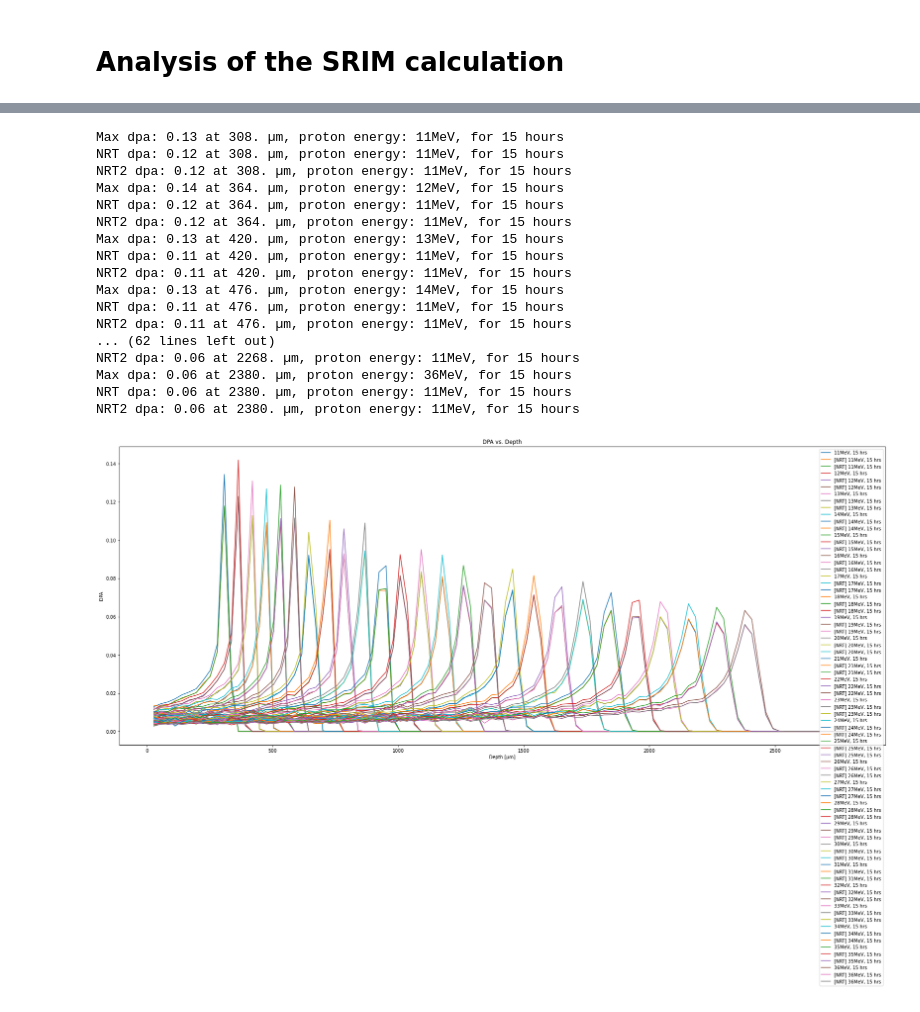
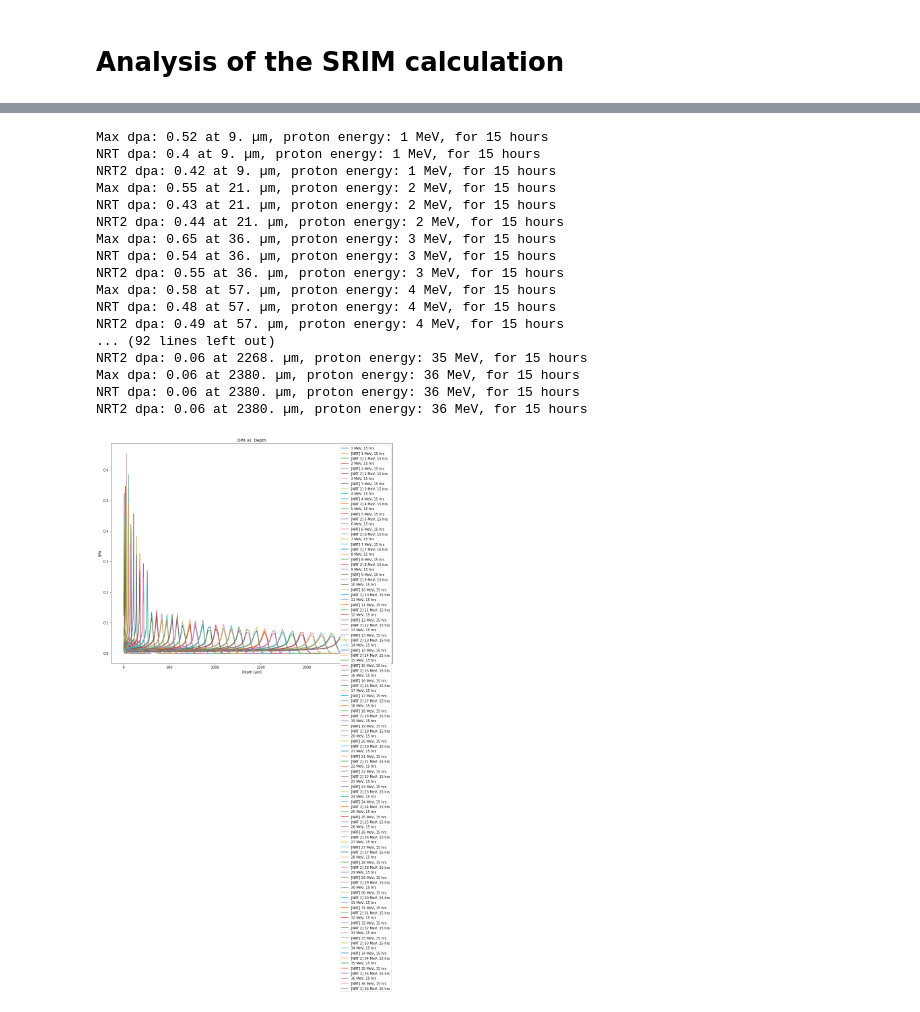
Before and after one commit to liamjh98/SRIM, a Jupyter notebook: DPA Calculation G91 (NRT).ipynb, the cells around one changed output, grey strips where cells are left out. Cells and saved outputs as stored; diff of their text form; code cells hidden in the pictures.

```diff
--- a/DPA Calculation G91 (NRT).ipynb
+++ b/DPA Calculation G91 (NRT).ipynb
@@ -156,14 +156,14 @@ H_7MeV = 'C:/Users/peppe/Desktop/SRIM_Output/G91/7MeV'
 H_36MeV = 'C:/Users/peppe/Desktop/SRIM_Output/G91/36MeV'
 
 folders = [H_2_9MeV,H_5MeV,H_7MeV,H_36MeV] #output_directory ###
-folders = [output_directory+str(2)+'MeV'] #output_directory ###
-energies = [(str(ion.energy/1.0E6)+' MeV'),'2.9 MeV Full','2.9 MeV','3 MeV', '4 MeV', '5 MeV', '7 MeV','36 MeV'] ###
+folders = [output_directory+str(3)+' MeV'] #output_directory ###
+energies = ['3 MeV','2.9 MeV Full','2.9 MeV','3 MeV', '4 MeV', '5 MeV', '7 MeV','36 MeV'] ###
 
 folders = []
 energies = []
-for i in range(11,37,1):
+for i in range(1,37,1):
     folders.append(output_directory+str(i)+'MeV')
-    energies.append(str(i)+'MeV')
+    energies.append(str(i)+' MeV')
 
 image_directory = 'C:/Users/peppe/Desktop/SRIM_images'
 os.makedirs(image_directory, exist_ok=True)
@@ -247,6 +247,6 @@ for t in range(0,len(times)):
         #print("NRT dpa: {} at {} µm, proton energy: {}, for {} hours".format( round(max(energy_damage[2]),2), d, energies[i], time))
 
     ax.set_title('NRT DPA vs. Depth')
-    fig.set_size_inches((30, 12))
+    fig.set_size_inches((15, 12))
     fig.savefig(os.path.join(image_directory, 'damagevsdepth.png'), transparent=True)
 # %% [output]
@@ -272,7 +272,7 @@ for t in range(0,len(times)):
     ax.set_ylabel('DPA')
     ax.set_title('DPA vs. Depth')
     ax.legend()
-    fig.set_size_inches((30, 12))
+    fig.set_size_inches((15, 12))
     fig.savefig(os.path.join(image_directory, 'dpa_combinedv_auto_'+str(energies[i])+'.png'), transparent=False)
 
 f.write("============================ END ============================\n")
@@ -300,6 +300,6 @@ for t in range(0,len(times)):
         #print("NRT dpa: {} at {} µm, proton energy: {}, for {} hours".format( round(max(energy_damage[2]),2), d, energies[i], time))
 
     ax.set_title('NRT DPA vs. Depth')
-    fig.set_size_inches((30, 12))
+    fig.set_size_inches((15, 12))
     fig.savefig(os.path.join(image_directory, 'damagevsdepth.png'), transparent=False)
 # %% [output]
@@ -307,47 +307,47 @@ for t in range(0,len(times)):
 # %%
 fig, ax = plt.subplots()
 
 times = list(range(15, 30,15)) #list(range(1, 100))
 for t in range(0,len(times)):
     for i, folder in enumerate(folders):
         time = times[t] #hours
         dpa_calc = plot_dpa(folder, ax, time)
         ax.plot(dpa_calc[0], dpa_calc[1], label=""+str(energies[i])+", "+str(time)+" hrs")
         index = np.where(dpa_calc[1] == max(dpa_calc[1]))
         a = dpa_calc[0][index]
         print("Max dpa: {} at {} µm, proton energy: {}, for {} hours".format( round(max(dpa_calc[1]),2),  str(a)[1:-1], energies[i], time))
 
         energy_damage = NRT(folder, ax, time)
         ax.plot(energy_damage[1], energy_damage[2], label="[NRT] "+str(energies[i])+", "+str(time)+" hrs")
-        print("NRT dpa: {} at {} µm, proton energy: {}, for {} hours".format( round(max(energy_damage[2]),2),  str(a)[1:-1], energies[t], time))
+        print("NRT dpa: {} at {} µm, proton energy: {}, for {} hours".format( round(max(energy_damage[2]),2),  str(a)[1:-1], energies[i], time))
 
         energy_damage = NRT2(folder, ax, time)
-        ax.plot(energy_damage[1], energy_damage[2], label="[NRT] "+str(energies[i])+", "+str(time)+" hrs")
-        print("NRT2 dpa: {} at {} µm, proton energy: {}, for {} hours".format( round(max(energy_damage[2]),2),  str(a)[1:-1], energies[t], time))
+        ax.plot(energy_damage[1], energy_damage[2], label="[NRT 2] "+str(energies[i])+", "+str(time)+" hrs")
+        print("NRT2 dpa: {} at {} µm, proton energy: {}, for {} hours".format( round(max(energy_damage[2]),2),  str(a)[1:-1], energies[i], time))
 
 
     ax.set_xlabel('Depth [µm]') #Angstroms
     ax.set_ylabel('DPA')
     ax.set_title('DPA vs. Depth')
     ax.legend()
-    fig.set_size_inches((30, 12))
+    fig.set_size_inches((15, 12))
     fig.savefig(os.path.join(image_directory, 'dpa_combined_auto_'+str(energies[i])+'.png'), transparent=False)
 # %% [output]
-Max dpa: 0.13 at 308. µm, proton energy: 11MeV, for 15 hours
-NRT dpa: 0.12 at 308. µm, proton energy: 11MeV, for 15 hours
-NRT2 dpa: 0.12 at 308. µm, proton energy: 11MeV, for 15 hours
-Max dpa: 0.14 at 364. µm, proton energy: 12MeV, for 15 hours
-NRT dpa: 0.12 at 364. µm, proton energy: 11MeV, for 15 hours
-NRT2 dpa: 0.12 at 364. µm, proton energy: 11MeV, for 15 hours
-Max dpa: 0.13 at 420. µm, proton energy: 13MeV, for 15 hours
-NRT dpa: 0.11 at 420. µm, proton energy: 11MeV, for 15 hours
-NRT2 dpa: 0.11 at 420. µm, proton energy: 11MeV, for 15 hours
-Max dpa: 0.13 at 476. µm, proton energy: 14MeV, for 15 hours
-NRT dpa: 0.11 at 476. µm, proton energy: 11MeV, for 15 hours
-NRT2 dpa: 0.11 at 476. µm, proton energy: 11MeV, for 15 hours
-... (62 lines left out)
-NRT2 dpa: 0.06 at 2268. µm, proton energy: 11MeV, for 15 hours
-Max dpa: 0.06 at 2380. µm, proton energy: 36MeV, for 15 hours
-NRT dpa: 0.06 at 2380. µm, proton energy: 11MeV, for 15 hours
-NRT2 dpa: 0.06 at 2380. µm, proton energy: 11MeV, for 15 hours
+Max dpa: 0.52 at 9. µm, proton energy: 1 MeV, for 15 hours
+NRT dpa: 0.4 at 9. µm, proton energy: 1 MeV, for 15 hours
+NRT2 dpa: 0.42 at 9. µm, proton energy: 1 MeV, for 15 hours
+Max dpa: 0.55 at 21. µm, proton energy: 2 MeV, for 15 hours
+NRT dpa: 0.43 at 21. µm, proton energy: 2 MeV, for 15 hours
+NRT2 dpa: 0.44 at 21. µm, proton energy: 2 MeV, for 15 hours
+Max dpa: 0.65 at 36. µm, proton energy: 3 MeV, for 15 hours
+NRT dpa: 0.54 at 36. µm, proton energy: 3 MeV, for 15 hours
+NRT2 dpa: 0.55 at 36. µm, proton energy: 3 MeV, for 15 hours
+Max dpa: 0.58 at 57. µm, proton energy: 4 MeV, for 15 hours
+NRT dpa: 0.48 at 57. µm, proton energy: 4 MeV, for 15 hours
+NRT2 dpa: 0.49 at 57. µm, proton energy: 4 MeV, for 15 hours
+... (92 lines left out)
+NRT2 dpa: 0.06 at 2268. µm, proton energy: 35 MeV, for 15 hours
+Max dpa: 0.06 at 2380. µm, proton energy: 36 MeV, for 15 hours
+NRT dpa: 0.06 at 2380. µm, proton energy: 36 MeV, for 15 hours
+NRT2 dpa: 0.06 at 2380. µm, proton energy: 36 MeV, for 15 hours
-[figure, old version]
+[figure, new version]
```
Also changed, not shown: parts of 3 cells of this notebook.
